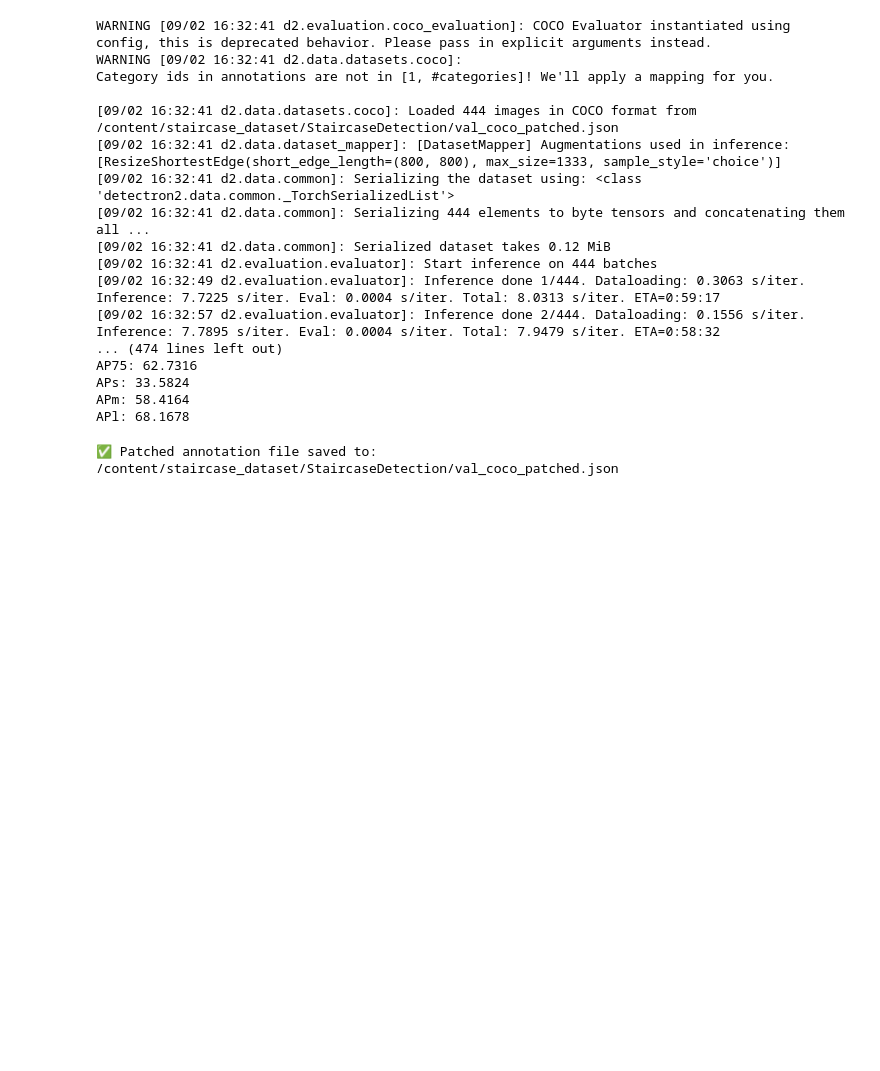
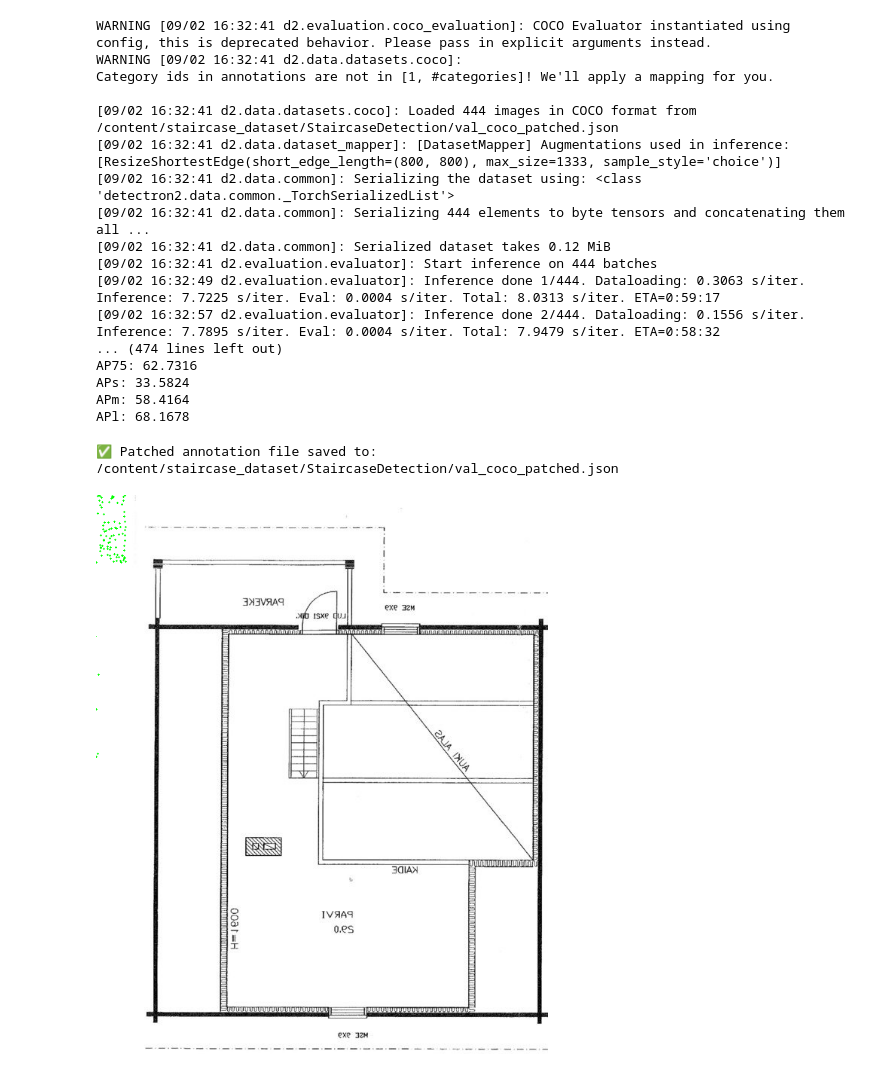
Before and after one commit to anuvarma10/floorplan-staicase-segmentation-FASTER-R-CNN, a Jupyter notebook: website/docs/tutorial/code-executors.ipynb, the cells around one changed output. Cells and saved outputs as stored; diff of their text form; code cells hidden in the pictures; blank space fills up the shorter version.

```diff
--- a/website/docs/tutorial/code-executors.ipynb
+++ b/website/docs/tutorial/code-executors.ipynb
@@ -662,0 +702,6 @@ register_coco_instances("staircase_val_patched", {},
+# %%
+from google.colab.patches import cv2_imshow
+
+cv2_imshow(image)
+# %% [output]
+[figure, added]
```
Also changed, not shown: parts of 20 cells of this notebook.
